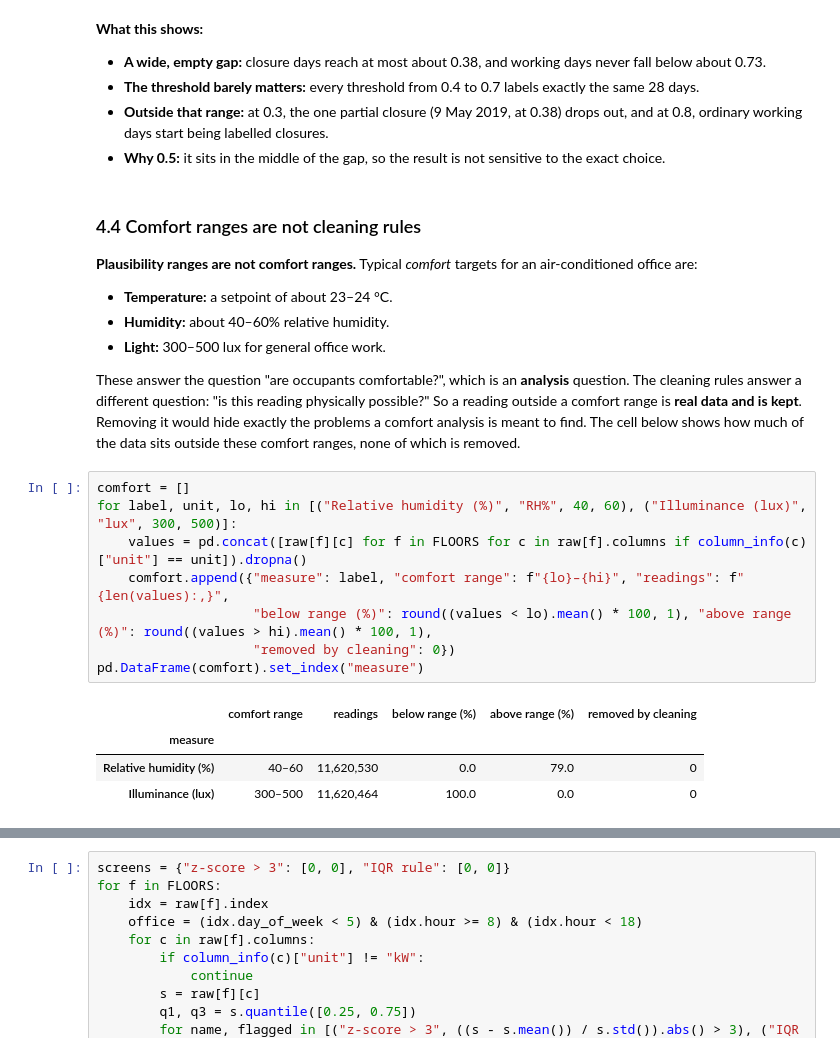
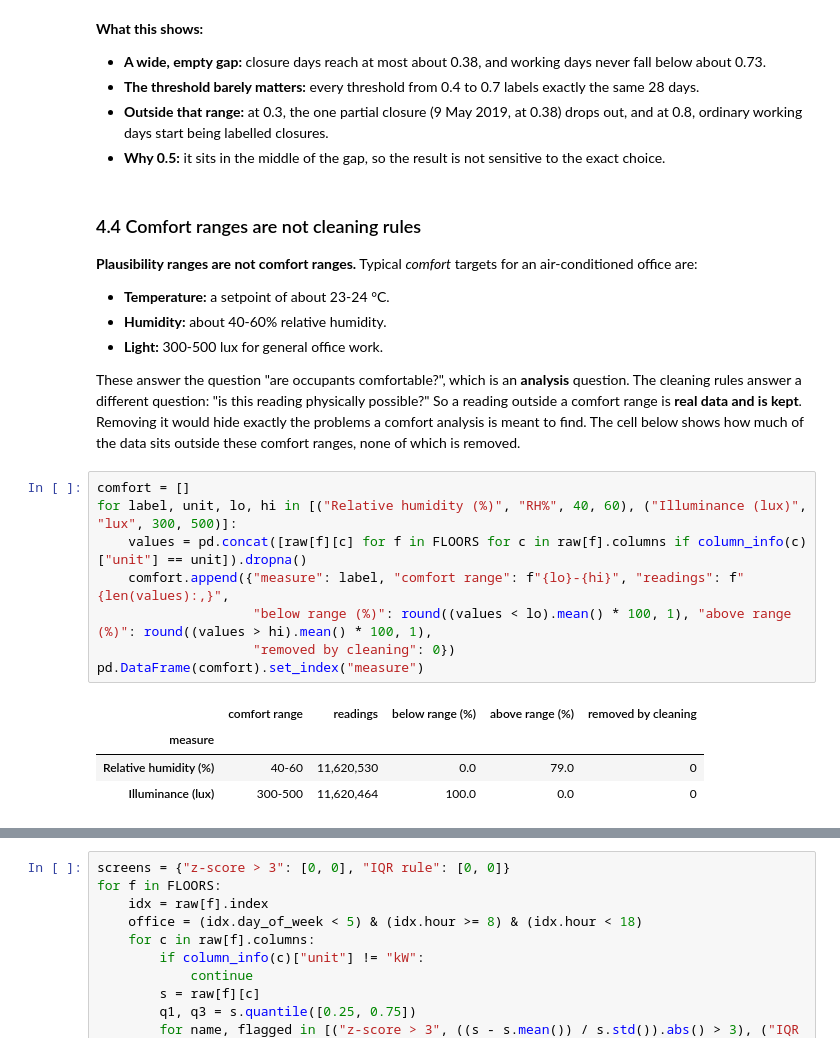
Before and after one commit to 4rchx824/SBA-Final-Project, a Jupyter notebook: data-cleaning/main.ipynb, the cells around one changed output, grey strips where cells are left out. Drawn from its saved outputs; the diff is of its cells as text.

```diff
--- a/data-cleaning/main.ipynb
+++ b/data-cleaning/main.ipynb
@@ -1670,24 +1670,24 @@ Highest closure-day activity: 0.38.  Lowest working-day activity: 0.73
 
 **Plausibility ranges are not comfort ranges.** Typical *comfort* targets for an air-conditioned office are:
 
-- **Temperature:** a setpoint of about 23–24 °C.
-- **Humidity:** about 40–60% relative humidity.
-- **Light:** 300–500 lux for general office work.
+- **Temperature:** a setpoint of about 23-24 °C.
+- **Humidity:** about 40-60% relative humidity.
+- **Light:** 300-500 lux for general office work.
 
 These answer the question "are occupants comfortable?", which is an **analysis** question. The cleaning rules answer a different question: "is this reading physically possible?" So a reading outside a comfort range is **real data and is kept**. Removing it would hide exactly the problems a comfort analysis is meant to find. The cell below shows how much of the data sits outside these comfort ranges, none of which is removed.
 # %%
 comfort = []
 for label, unit, lo, hi in [("Relative humidity (%)", "RH%", 40, 60), ("Illuminance (lux)", "lux", 300, 500)]:
     values = pd.concat([raw[f][c] for f in FLOORS for c in raw[f].columns if column_info(c)["unit"] == unit]).dropna()
-    comfort.append({"measure": label, "comfort range": f"{lo}–{hi}", "readings": f"{len(values):,}",
+    comfort.append({"measure": label, "comfort range": f"{lo}-{hi}", "readings": f"{len(values):,}",
                     "below range (%)": round((values < lo).mean() * 100, 1), "above range (%)": round((values > hi).mean() * 100, 1),
                     "removed by cleaning": 0})
 pd.DataFrame(comfort).set_index("measure")
 # %% [output]
 |  | comfort range | readings | below range (%) | above range (%) | removed by cleaning |
 | measure |  |  |  |  |  |
-| Relative humidity (%) | 40–60 | 11,620,530 | 0.0 | 79.0 | 0 |
-| Illuminance (lux) | 300–500 | 11,620,464 | 100.0 | 0.0 | 0 |
+| Relative humidity (%) | 40-60 | 11,620,530 | 0.0 | 79.0 | 0 |
+| Illuminance (lux) | 300-500 | 11,620,464 | 100.0 | 0.0 | 0 |
 # %% [markdown]
 **What this shows** (all hours, including nights and weekends):
 
```
Also changed, not shown: parts of 41 cells of this notebook, 4 other files.
